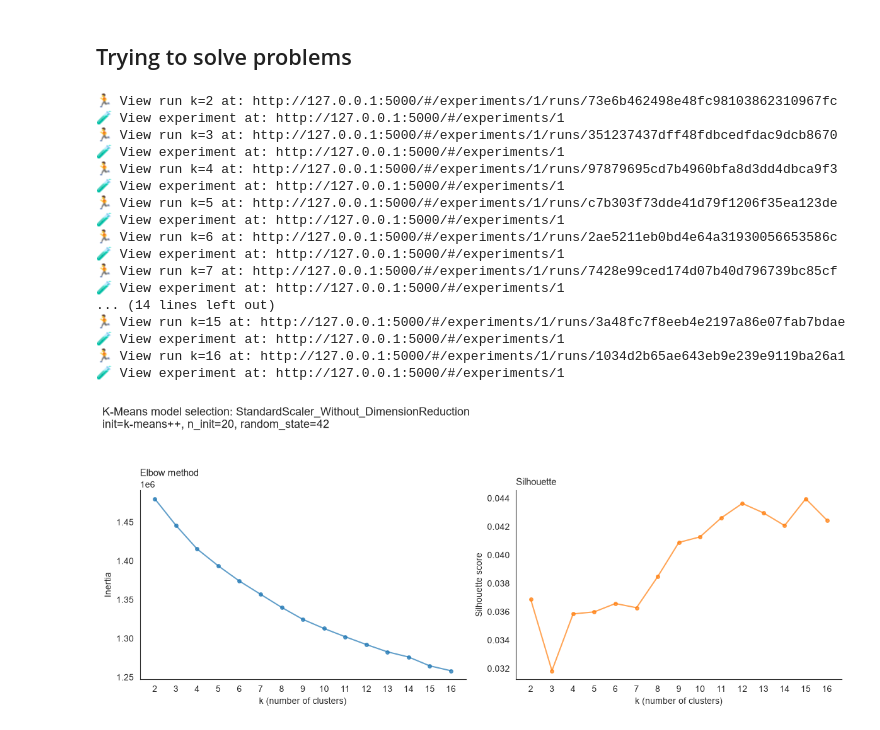
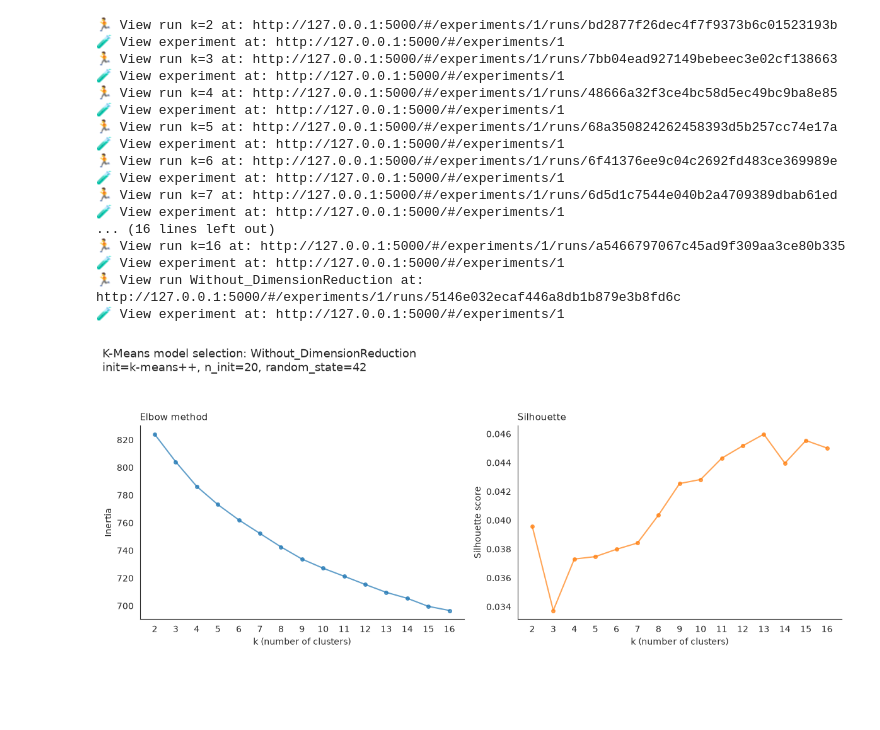
Before and after one commit to 3alae-22/Arix-Research-Paper-Recommendation-System, a Jupyter notebook: notebooks/03_training.ipynb, the cells around one changed output. Cells and saved outputs as stored; diff of their text form; code cells hidden in the pictures; blank space fills up the shorter version.

```diff
--- a/notebooks/03_training.ipynb
+++ b/notebooks/03_training.ipynb
@@ -21,3 +35,6 @@ DATA_DIR = ROOT / "data"
+# %%
+sns.set_style("white")
+TAB10_PALETTE = sns.color_palette("tab10")
 # %%
 df = pd.read_csv(DATA_DIR / "arxiv_papers_preprocessed_v2.csv")
 X = np.load(DATA_DIR / "arxiv_embeddings_v2.npy")
@@ -73,31 +40,0 @@ with mlflow.start_run(run_name="StandarScaler_Without_DimensionReduction"):
-# %%
-sns.set_style("white")
-palette = sns.color_palette("tab10")
-
-ks = list(k_range)
-
-fig, (ax1, ax2) = plt.subplots(1, 2, figsize=(12, 5))
-
-ax1.plot(ks, inertia_list, marker="o", markersize=4, linewidth=1.5,
-         alpha=0.7, color=palette[0])
-ax2.plot(ks, silhouette_list, marker="o", markersize=4, linewidth=1.5,
-         alpha=0.7, color=palette[1])
-
-ax1.set(xlabel="k (number of clusters)", ylabel="Inertia")
-ax2.set(xlabel="k (number of clusters)", ylabel="Silhouette score")
-ax1.set_title("Elbow method", loc="left", fontsize=11)
-ax2.set_title("Silhouette", loc="left", fontsize=11)
-
-for ax in (ax1, ax2):
-    ax.set_xticks(ks)
-    sns.despine(ax=ax)
-
-fig.suptitle("K-Means model selection\ninit=k-means++, n_init=20, random_state=42",
-             x=0.01, ha="left", fontsize=13)
-
-plt.tight_layout(rect=(0, 0, 1, 0.92))
-
-with mlflow.start_run(run_name="elbow_silhouette_plot"):
-    mlflow.log_figure(fig, "elbow_silhouette.png")
-
-plt.show()
@@ -108,3 +41,3 @@ plt.show()
-# %% [markdown]
-## Trying to solve problems ##
+# %%
+KMEANS_PARAMS = {"init": "k-means++", "n_init": 20, "random_state": 42}
 # %%
@@ -164,25 +119,26 @@ def run(X, run_name, extra_params, k_range=range(2, 11)):
 # %%
-res_scaled = run(
+run(
     X,
-    "StandardScaler_Without_DimensionReduction",
-    {"preprocessing": "StandardScaler", "reduction": "none"},range(2, 17)
+    "Without_DimensionReduction",
+    {"preprocessing": "StandardScaler", "reduction": "none"},
+    range(2, 17),
 )
 # %% [output]
-🏃 View run k=2 at: http://127.0.0.1:5000/#/experiments/1/runs/73e6b462498e48fc98103862310967fc
+🏃 View run k=2 at: http://127.0.0.1:5000/#/experiments/1/runs/bd2877f26dec4f7f9373b6c01523193b
 🧪 View experiment at: http://127.0.0.1:5000/#/experiments/1
-🏃 View run k=3 at: http://127.0.0.1:5000/#/experiments/1/runs/351237437dff48fdbcedfdac9dcb8670
+🏃 View run k=3 at: http://127.0.0.1:5000/#/experiments/1/runs/7bb04ead927149bebeec3e02cf138663
 🧪 View experiment at: http://127.0.0.1:5000/#/experiments/1
-🏃 View run k=4 at: http://127.0.0.1:5000/#/experiments/1/runs/97879695cd7b4960bfa8d3dd4dbca9f3
+🏃 View run k=4 at: http://127.0.0.1:5000/#/experiments/1/runs/48666a32f3ce4bc58d5ec49bc9ba8e85
 🧪 View experiment at: http://127.0.0.1:5000/#/experiments/1
-🏃 View run k=5 at: http://127.0.0.1:5000/#/experiments/1/runs/c7b303f73dde41d79f1206f35ea123de
+🏃 View run k=5 at: http://127.0.0.1:5000/#/experiments/1/runs/68a350824262458393d5b257cc74e17a
 🧪 View experiment at: http://127.0.0.1:5000/#/experiments/1
-🏃 View run k=6 at: http://127.0.0.1:5000/#/experiments/1/runs/2ae5211eb0bd4e64a31930056653586c
+🏃 View run k=6 at: http://127.0.0.1:5000/#/experiments/1/runs/6f41376ee9c04c2692fd483ce369989e
 🧪 View experiment at: http://127.0.0.1:5000/#/experiments/1
-🏃 View run k=7 at: http://127.0.0.1:5000/#/experiments/1/runs/7428e99ced174d07b40d796739bc85cf
+🏃 View run k=7 at: http://127.0.0.1:5000/#/experiments/1/runs/6d5d1c7544e040b2a4709389dbab61ed
 🧪 View experiment at: http://127.0.0.1:5000/#/experiments/1
-... (14 lines left out)
-🏃 View run k=15 at: http://127.0.0.1:5000/#/experiments/1/runs/3a48fc7f8eeb4e2197a86e07fab7bdae
+... (16 lines left out)
+🏃 View run k=16 at: http://127.0.0.1:5000/#/experiments/1/runs/a5466797067c45ad9f309aa3ce80b335
 🧪 View experiment at: http://127.0.0.1:5000/#/experiments/1
-🏃 View run k=16 at: http://127.0.0.1:5000/#/experiments/1/runs/1034d2b65ae643eb9e239e9119ba26a1
+🏃 View run Without_DimensionReduction at: http://127.0.0.1:5000/#/experiments/1/runs/5146e032ecaf446a8db1b879e3b8fd6c
 🧪 View experiment at: http://127.0.0.1:5000/#/experiments/1
-[figure, old version]
+[figure, new version]
```
Also changed, not shown: parts of 11 cells of this notebook, 6 other files.
